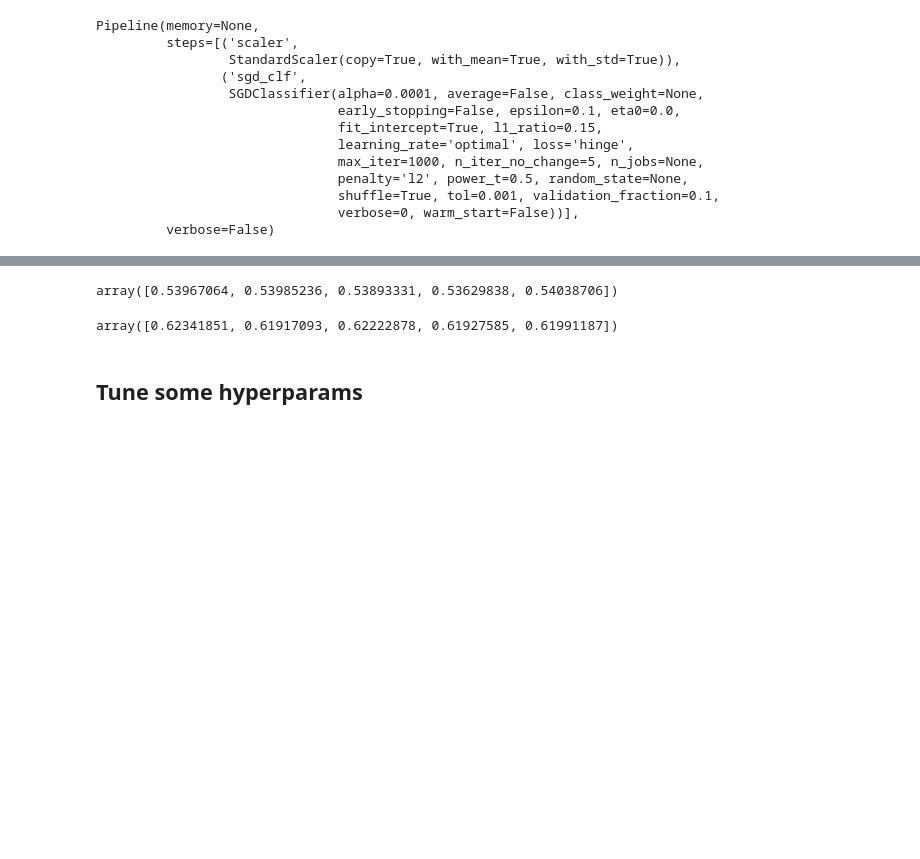
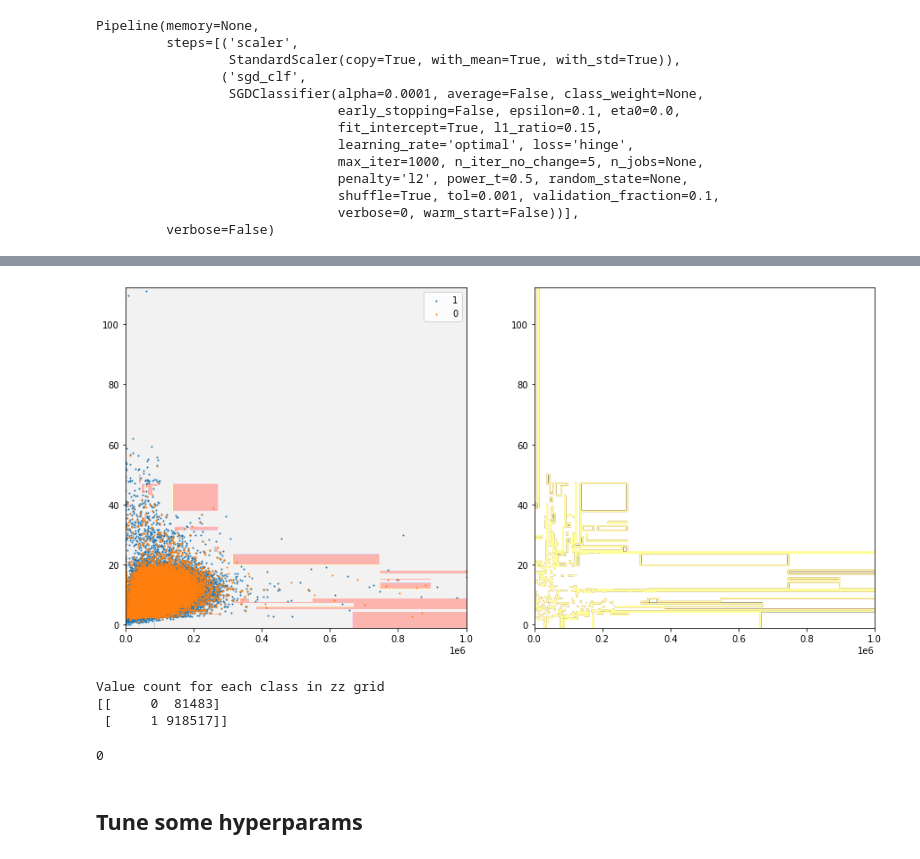
Before and after one commit to adin786/mot-data, a Jupyter notebook: mot_analysis.ipynb, the cells around one changed output, grey strips where cells are left out. Cells and saved outputs as stored; diff of their text form; code cells hidden in the pictures; blank space fills up the shorter version.

```diff
--- a/mot_analysis.ipynb
+++ b/mot_analysis.ipynb
@@ -486,11 +642,14 @@ array([0.76149915, 0.76149915, 0.76151645, 0.76149373, 0.76149373])
 # %%
-cross_val_score(pipe_tree, X_train, y_train)
+plot_decision_boundary(pipe_tree,X_train,y_train,1000)
 # %% [output]
+[figure, added]
-array([0.53967064, 0.53985236, 0.53893331, 0.53629838, 0.54038706])
+Value count for each class in zz grid
+[[     0  81483]
+ [     1 918517]]
-# %%
-cross_val_score(pipe_forest, X_train, y_train)
-# %% [output]
-array([0.62341851, 0.61917093, 0.62222878, 0.61927585, 0.61991187])
+# %%
+(zz == False).sum()
+# %% [output]
+0
 # %% [markdown]
 ## Tune some hyperparams
 # %%
```
Also changed, not shown: parts of 24 cells of this notebook.
